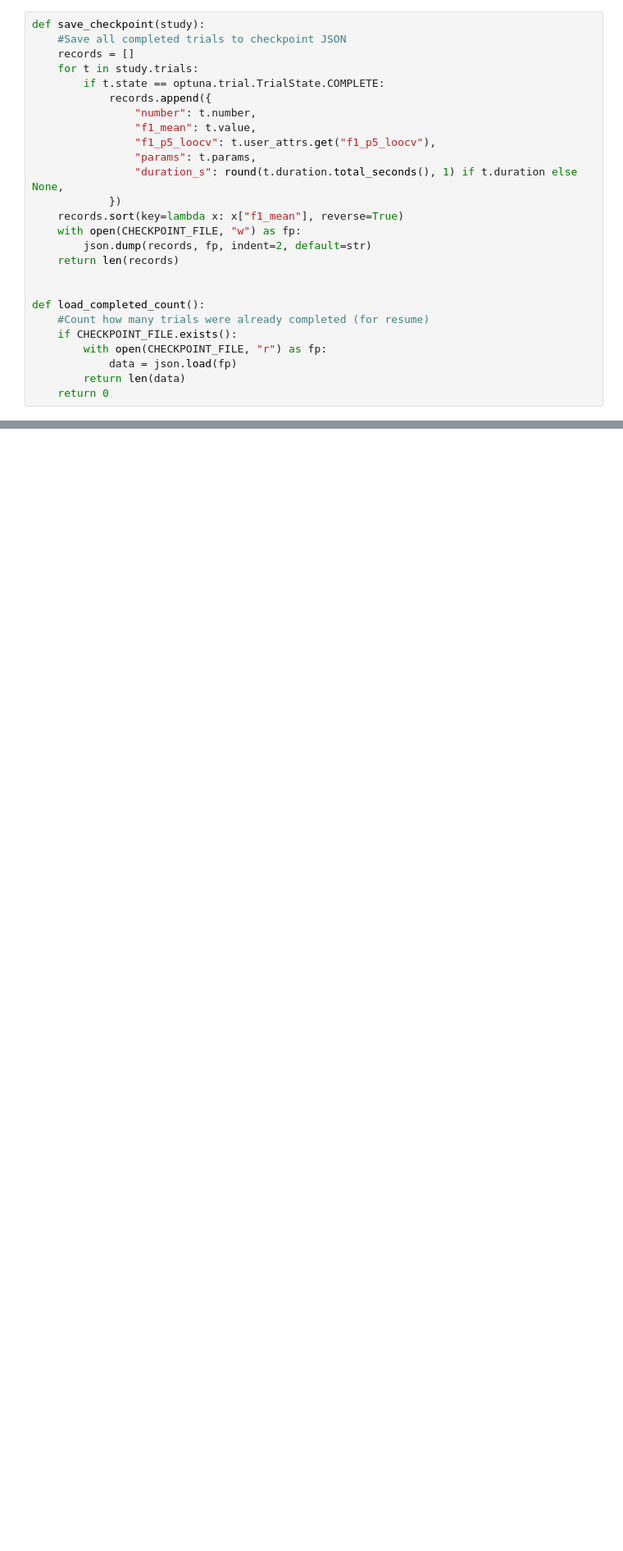
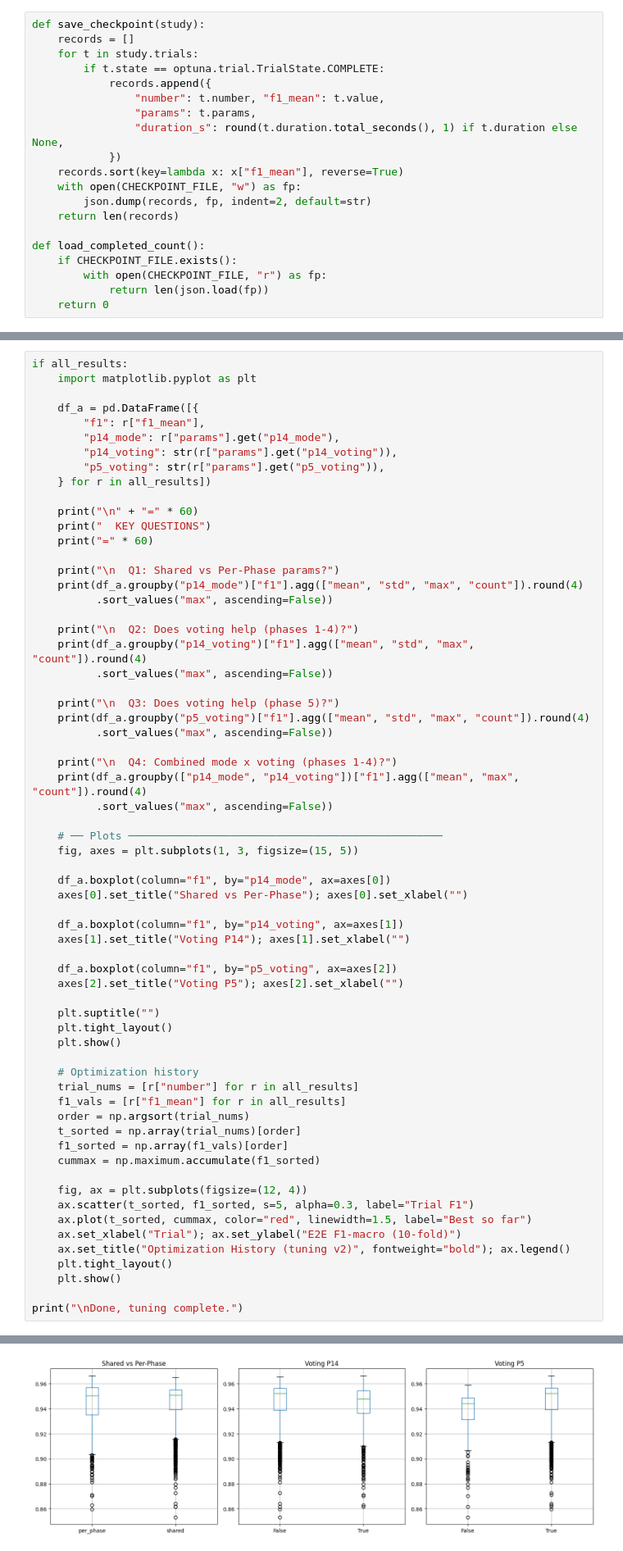
Before and after one commit to simoneP-txt/MALTO-Hackathon, a Jupyter notebook: tuning.ipynb, the cells around one changed output, grey strips where cells are left out. Shown at 82% size. Drawn from its saved outputs; the diff is of its cells as text; blank space fills up the shorter version.

```diff
--- a/tuning.ipynb
+++ b/tuning.ipynb
@@ -440,13 +441,10 @@ def objective(trial):
 # %%
 def save_checkpoint(study):
-    #Save all completed trials to checkpoint JSON
     records = []
     for t in study.trials:
         if t.state == optuna.trial.TrialState.COMPLETE:
             records.append({
-                "number": t.number,
-                "f1_mean": t.value,
-                "f1_p5_loocv": t.user_attrs.get("f1_p5_loocv"),
+                "number": t.number, "f1_mean": t.value,
                 "params": t.params,
                 "duration_s": round(t.duration.total_seconds(), 1) if t.duration else None,
             })
@@ -455,13 +453,10 @@ def save_checkpoint(study):
         json.dump(records, fp, indent=2, default=str)
     return len(records)
 
-
 def load_completed_count():
-    #Count how many trials were already completed (for resume)
     if CHECKPOINT_FILE.exists():
         with open(CHECKPOINT_FILE, "r") as fp:
-            data = json.load(fp)
-        return len(data)
+            return len(json.load(fp))
     return 0
 # %% [markdown]
 ## 6. RUN OPTUNA
@@ -931,0 +606,65 @@ else:
+# %%
+if all_results:
+    import matplotlib.pyplot as plt
+
+    df_a = pd.DataFrame([{
+        "f1": r["f1_mean"],
+        "p14_mode": r["params"].get("p14_mode"),
+        "p14_voting": str(r["params"].get("p14_voting")),
+        "p5_voting": str(r["params"].get("p5_voting")),
+    } for r in all_results])
+
+    print("\n" + "=" * 60)
+    print("  KEY QUESTIONS")
+    print("=" * 60)
+
+    print("\n  Q1: Shared vs Per-Phase params?")
+    print(df_a.groupby("p14_mode")["f1"].agg(["mean", "std", "max", "count"]).round(4)
+          .sort_values("max", ascending=False))
+
+    print("\n  Q2: Does voting help (phases 1-4)?")
+    print(df_a.groupby("p14_voting")["f1"].agg(["mean", "std", "max", "count"]).round(4)
+          .sort_values("max", ascending=False))
+
+    print("\n  Q3: Does voting help (phase 5)?")
+    print(df_a.groupby("p5_voting")["f1"].agg(["mean", "std", "max", "count"]).round(4)
+          .sort_values("max", ascending=False))
+
+    print("\n  Q4: Combined mode x voting (phases 1-4)?")
+    print(df_a.groupby(["p14_mode", "p14_voting"])["f1"].agg(["mean", "max", "count"]).round(4)
+          .sort_values("max", ascending=False))
+
+    # ── Plots ─────────────────────────────────────────────────
+    fig, axes = plt.subplots(1, 3, figsize=(15, 5))
+
+    df_a.boxplot(column="f1", by="p14_mode", ax=axes[0])
+    axes[0].set_title("Shared vs Per-Phase"); axes[0].set_xlabel("")
+
+    df_a.boxplot(column="f1", by="p14_voting", ax=axes[1])
+    axes[1].set_title("Voting P14"); axes[1].set_xlabel("")
+
+    df_a.boxplot(column="f1", by="p5_voting", ax=axes[2])
+    axes[2].set_title("Voting P5"); axes[2].set_xlabel("")
+
+    plt.suptitle("")
+    plt.tight_layout()
+    plt.show()
+
+    # Optimization history
+    trial_nums = [r["number"] for r in all_results]
+    f1_vals = [r["f1_mean"] for r in all_results]
+    order = np.argsort(trial_nums)
+    t_sorted = np.array(trial_nums)[order]
+    f1_sorted = np.array(f1_vals)[order]
+    cummax = np.maximum.accumulate(f1_sorted)
+
+    fig, ax = plt.subplots(figsize=(12, 4))
+    ax.scatter(t_sorted, f1_sorted, s=5, alpha=0.3, label="Trial F1")
+    ax.plot(t_sorted, cummax, color="red", linewidth=1.5, label="Best so far")
+    ax.set_xlabel("Trial"); ax.set_ylabel("E2E F1-macro (10-fold)")
+    ax.set_title("Optimization History (tuning v2)", fontweight="bold"); ax.legend()
+    plt.tight_layout()
+    plt.show()
+
+print("\nDone, tuning complete.")
+# %% [output]
@@ -931,0 +688 @@ else:
+[figure, added]
```
Also changed, not shown: parts of 24 cells of this notebook, 33 other files.
